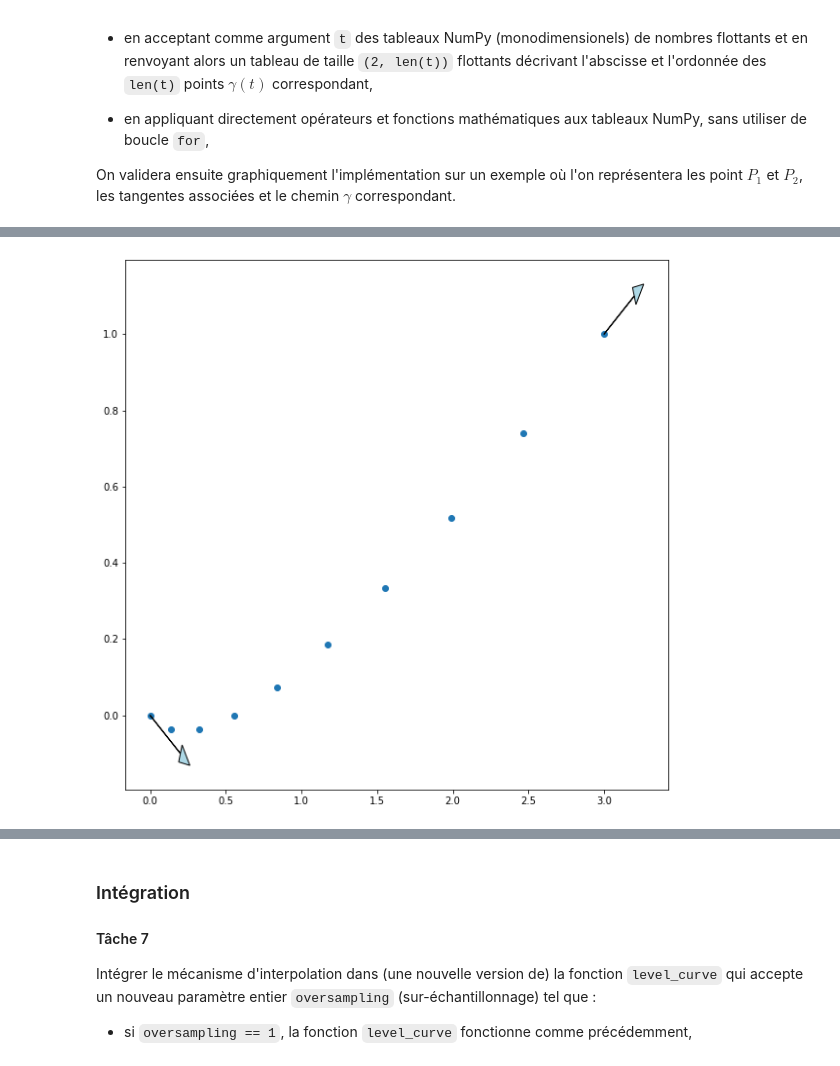
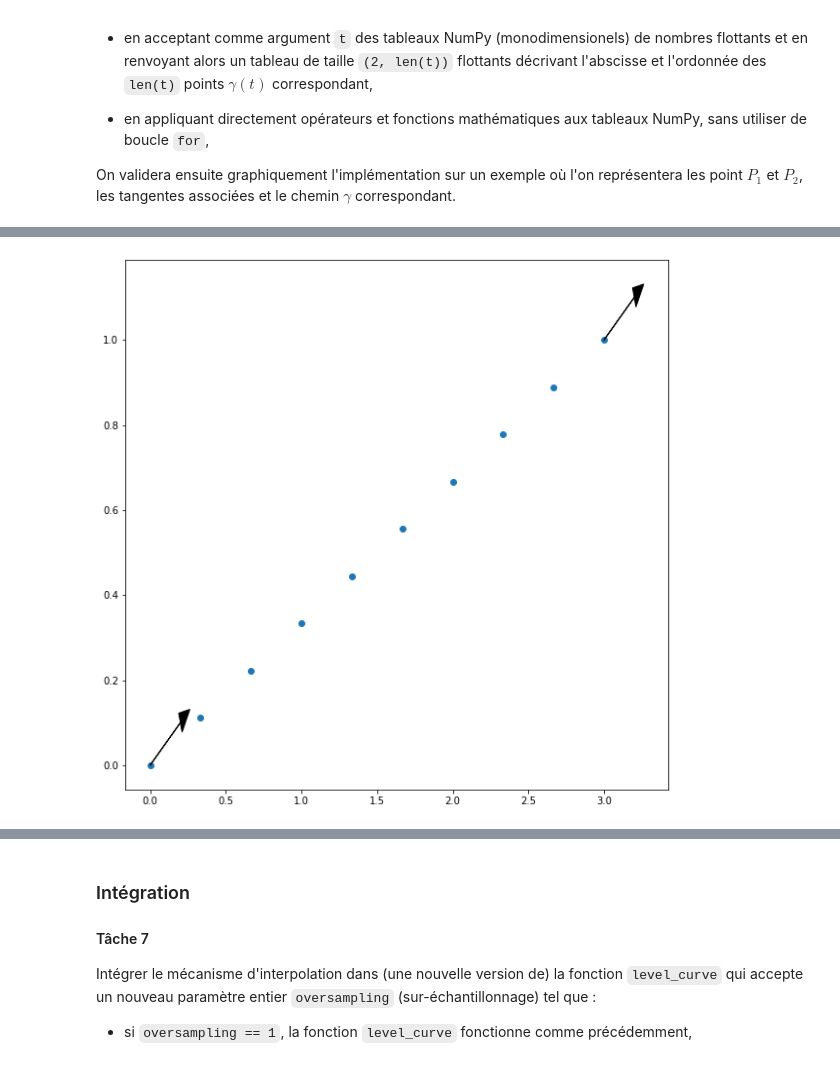
Before and after one commit to 20doireau/projet_math, a Jupyter notebook: Courbes_de_niveau_Fiche_reponse.ipynb, the cells around one changed output, grey strips where cells are left out. Drawn from its saved outputs; the diff is of its cells as text; code cells hidden in the pictures.

```diff
--- a/Courbes_de_niveau_Fiche_reponse.ipynb
+++ b/Courbes_de_niveau_Fiche_reponse.ipynb
@@ -606,13 +663,15 @@ def gamma (t, P1 : tuple, P2 : tuple, u1 : list, u2 : list):
 # %%
-t=np.linspace(0, 1, 10)
-P1=(0,0)
-P2=(3,1)
-u1=[0.2,-0.1]
-u2=[0.2,0.1]
-L=gamma (t, P1, P2, u1, u2)
+t = np.linspace(0, 1, 10)
+P1, P2 = (0,0), (3,1)
+u1, u2 = [0.2,0.1], [0.2,0.1] #u1 et u2 colinéaires
+
+#tracé de gamma
+L = gamma (t, P1, P2, u1, u2)
+plt.scatter(L[0],L[1]);
+
+#tracé de u1 et u2
 ax = plt.axes()
-ax.arrow(P1[0], P1[1], u1[0], u1[1], head_width=0.05, head_length=0.07, fc='lightblue', ec='black')
-ax.arrow(P2[0], P2[1], u2[0], u2[1], head_width=0.05, head_length=0.07, fc='lightblue', ec='black')
-plt.scatter(L[0],L[1]);
+ax.arrow(P1[0], P1[1], u1[0], u1[1], head_width=0.05, head_length=0.07, fc='black', ec='black');
+ax.arrow(P2[0], P2[1], u2[0], u2[1], head_width=0.05, head_length=0.07, fc='black', ec='black');
 # %% [output]
-[figure, old version]
+[figure, new version]
```
Also changed, not shown: parts of 16 cells of this notebook.
